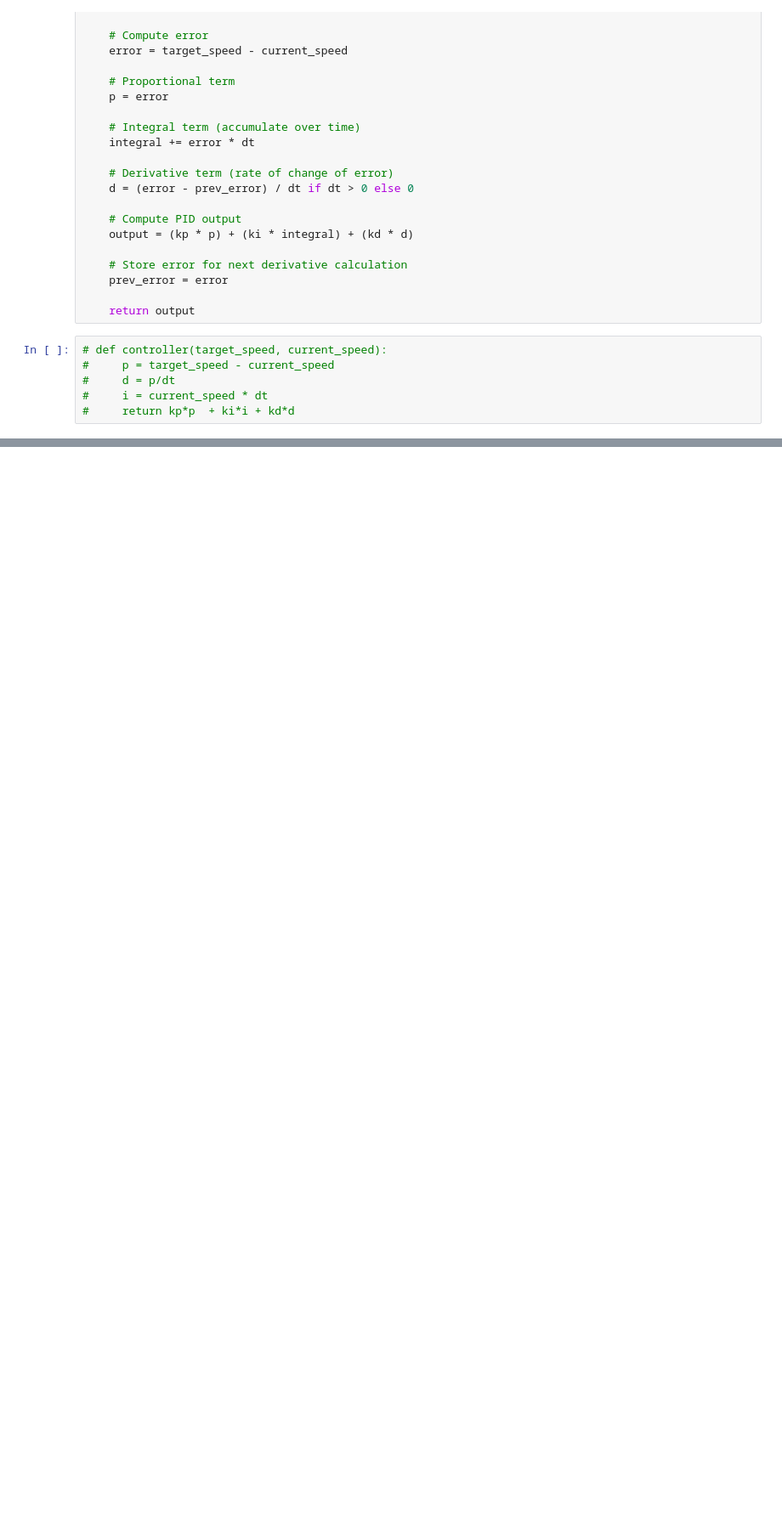
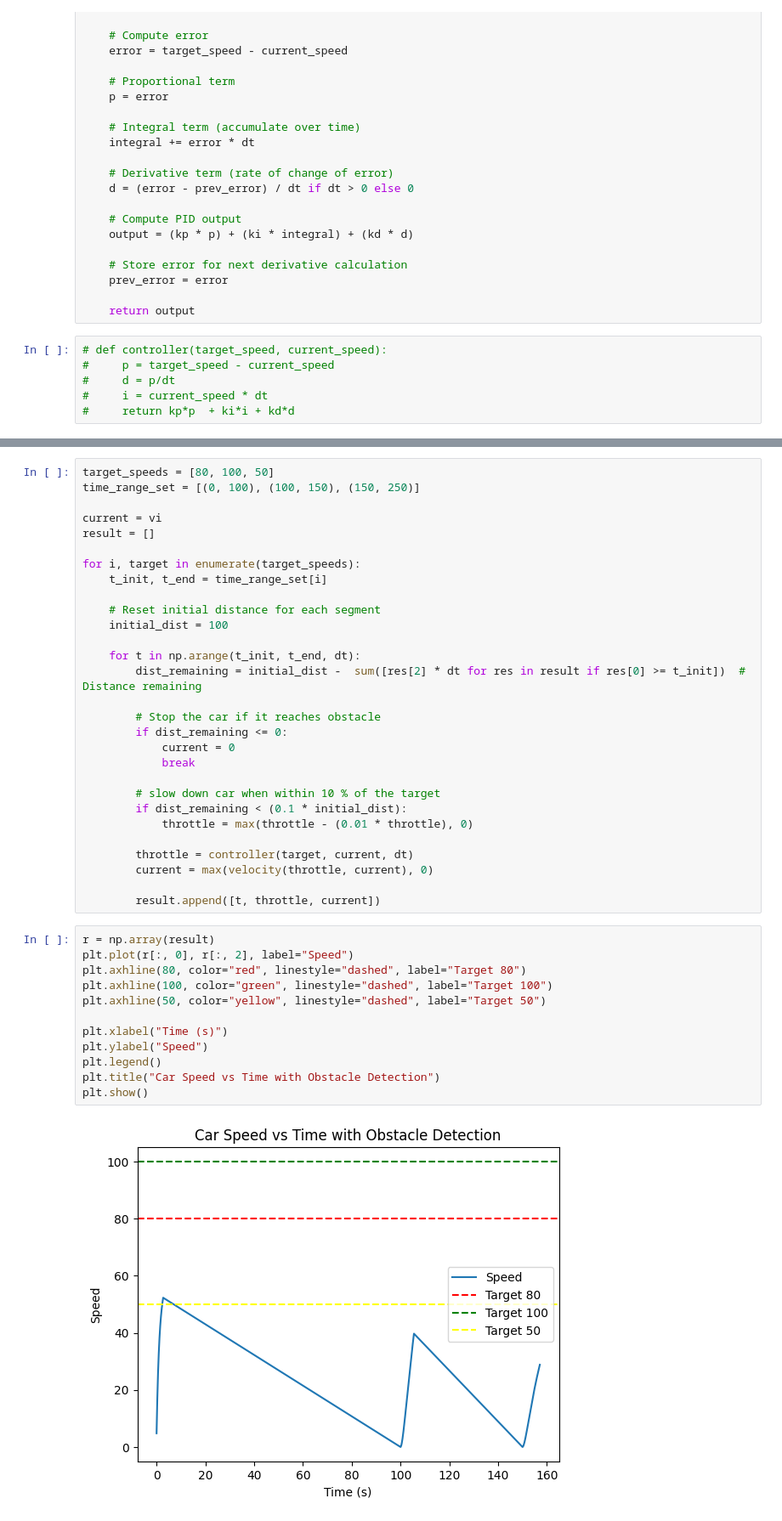
Before and after one commit to Ave04/Control-test, a Jupyter notebook: controltest.ipynb, the cells around one changed output, grey strips where cells are left out. Shown at 85% size. Cells and saved outputs as stored; diff of their text form; blank space fills up the shorter version.

Commit message:
implemented distance to obstacle (still needs fixing)

```diff
--- a/controltest.ipynb
+++ b/controltest.ipynb
@@ -125,0 +125,43 @@ array([[0.00000000e+00, 4.80120000e+04, 4.80120000e+00],
+# %%
+target_speeds = [80, 100, 50]
+time_range_set = [(0, 100), (100, 150), (150, 250)]
+
+current = vi
+result = []
+
+for i, target in enumerate(target_speeds):
+    t_init, t_end = time_range_set[i]
+
+    # Reset initial distance for each segment
+    initial_dist = 100
+
+    for t in np.arange(t_init, t_end, dt):
+        dist_remaining = initial_dist -  sum([res[2] * dt for res in result if res[0] >= t_init])  # Distance remaining
+
+        # Stop the car if it reaches obstacle
+        if dist_remaining <= 0:
+            current = 0
+            break
+
+        # slow down car when within 10 % of the target
+        if dist_remaining < (0.1 * initial_dist):
+            throttle = max(throttle - (0.01 * throttle), 0)
+
+        throttle = controller(target, current, dt)
+        current = max(velocity(throttle, current), 0)
+
+        result.append([t, throttle, current])
+# %%
+r = np.array(result)
+plt.plot(r[:, 0], r[:, 2], label="Speed")
+plt.axhline(80, color="red", linestyle="dashed", label="Target 80")
+plt.axhline(100, color="green", linestyle="dashed", label="Target 100")
+plt.axhline(50, color="yellow", linestyle="dashed", label="Target 50")
+
+plt.xlabel("Time (s)")
+plt.ylabel("Speed")
+plt.legend()
+plt.title("Car Speed vs Time with Obstacle Detection")
+plt.show()
+# %% [output]
+[figure, added]
```
Also changed, not shown: parts of 4 cells of this notebook.
